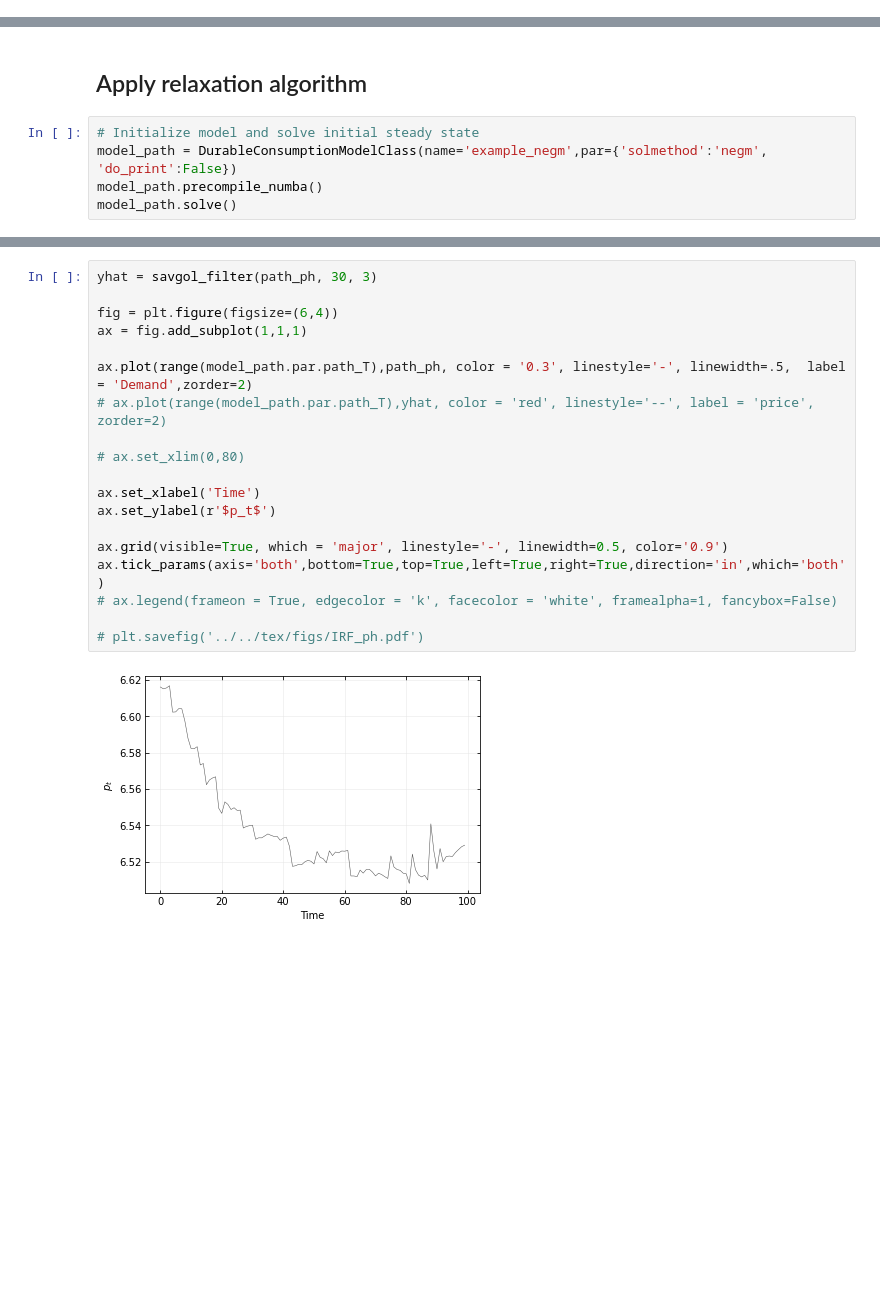
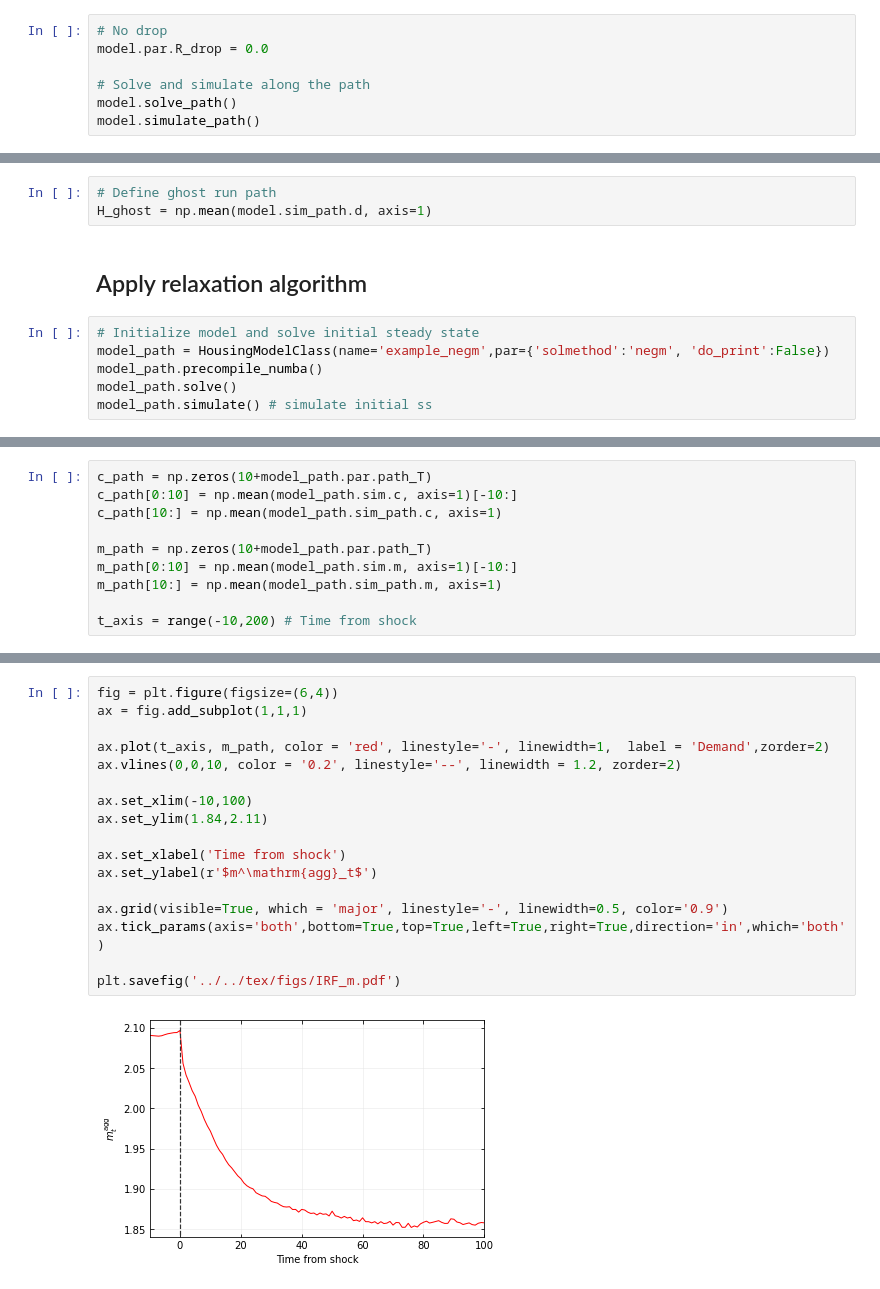
Before and after one commit to madsankern/MA_thesis, a Jupyter notebook: 01 - Transition.ipynb, the cells around one changed output, grey strips where cells are left out. Cells and saved outputs as stored; diff of their text form; blank space fills up the shorter version.

```diff
--- a/01 - Transition.ipynb
+++ b/01 - Transition.ipynb
@@ -182,0 +146,7 @@ def Hs_prime(x):
+# %%
+# No drop
+model.par.R_drop = 0.0
+
+# Solve and simulate along the path
+model.solve_path()
+model.simulate_path()
@@ -183,7 +168,11 @@ def Hs_prime(x):
+# %%
+# Define ghost run path
+H_ghost = np.mean(model.sim_path.d, axis=1)
 # %% [markdown]
 ## Apply relaxation algorithm
 # %%
 # Initialize model and solve initial steady state
-model_path = DurableConsumptionModelClass(name='example_negm',par={'solmethod':'negm', 'do_print':False})
+model_path = HousingModelClass(name='example_negm',par={'solmethod':'negm', 'do_print':False})
 model_path.precompile_numba()
 model_path.solve()
+model_path.simulate() # simulate initial ss
@@ -261,0 +265,10 @@ plt.plot(path_ph)
+# %%
+c_path = np.zeros(10+model_path.par.path_T)
+c_path[0:10] = np.mean(model_path.sim.c, axis=1)[-10:]
+c_path[10:] = np.mean(model_path.sim_path.c, axis=1)
+
+m_path = np.zeros(10+model_path.par.path_T)
+m_path[0:10] = np.mean(model_path.sim.m, axis=1)[-10:]
+m_path[10:] = np.mean(model_path.sim_path.m, axis=1)
+
+t_axis = range(-10,200) # Time from shock
@@ -262,21 +295,19 @@ plt.plot(path_ph)
 # %%
-yhat = savgol_filter(path_ph, 30, 3)
-
 fig = plt.figure(figsize=(6,4))
 ax = fig.add_subplot(1,1,1)
 
-ax.plot(range(model_path.par.path_T),path_ph, color = '0.3', linestyle='-', linewidth=.5,  label = 'Demand',zorder=2)
-# ax.plot(range(model_path.par.path_T),yhat, color = 'red', linestyle='--', label = 'price', zorder=2)
+ax.plot(t_axis, m_path, color = 'red', linestyle='-', linewidth=1,  label = 'Demand',zorder=2)
+ax.vlines(0,0,10, color = '0.2', linestyle='--', linewidth = 1.2, zorder=2)
 
-# ax.set_xlim(0,80)
+ax.set_xlim(-10,100)
+ax.set_ylim(1.84,2.11)
 
-ax.set_xlabel('Time')
-ax.set_ylabel(r'$p_t$')
+ax.set_xlabel('Time from shock')
+ax.set_ylabel(r'$m^\mathrm{agg}_t$')
 
 ax.grid(visible=True, which = 'major', linestyle='-', linewidth=0.5, color='0.9')
 ax.tick_params(axis='both',bottom=True,top=True,left=True,right=True,direction='in',which='both')
-# ax.legend(frameon = True, edgecolor = 'k', facecolor = 'white', framealpha=1, fancybox=False)
 
-# plt.savefig('../../tex/figs/IRF_ph.pdf')
+plt.savefig('../../tex/figs/IRF_m.pdf')
 # %% [output]
-[figure, old version]
+[figure, new version]
```
Also changed, not shown: parts of 30 cells of this notebook, 1 other file.
